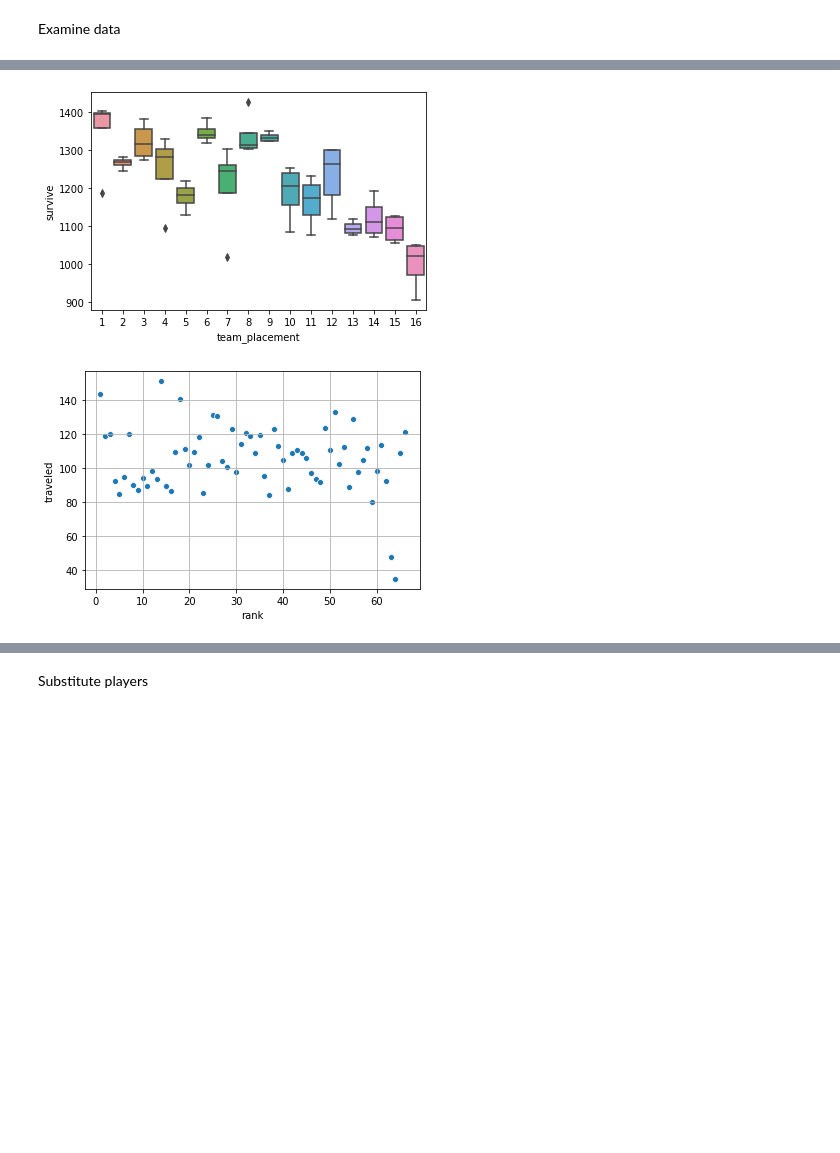
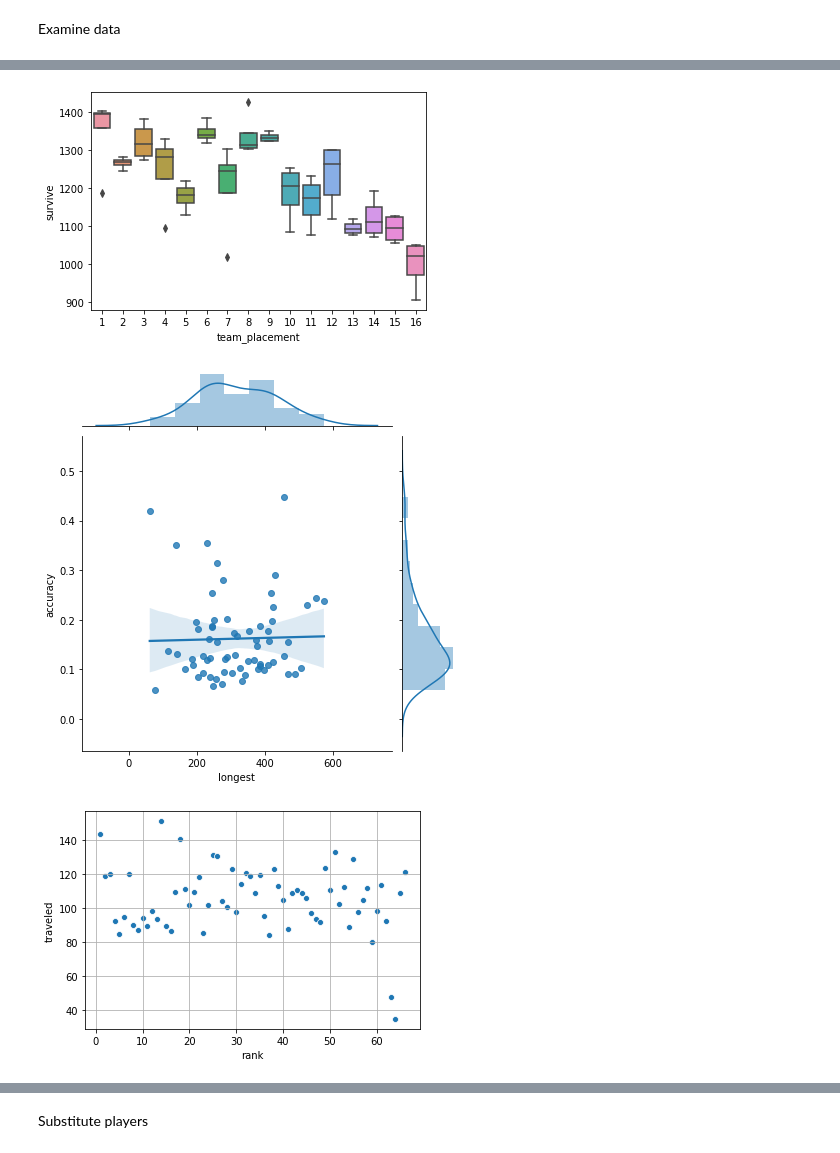
Before and after one commit to chilam27/PUBG_Player_Role_Analysis, a Jupyter notebook: P05_EDA.ipynb, the cells around one changed output, grey strips where cells are left out. Saved outputs shown, nothing was run; the diff lists cells and outputs as text; code cells hidden in the pictures; blank space fills up the shorter version.

Commit message:
updated player df of eda

```diff
--- a/P05_EDA.ipynb
+++ b/P05_EDA.ipynb
@@ -62,31 +62,70 @@ plt.plot(df_player['rank'], (df_player.damages / 100), label = 'damage')
 plt.plot(df_player['rank'], df_player.knock, label = 'knock')
 plt.plot(df_player['rank'], df_player.kill, label = 'kill')
 plt.plot(df_player['rank'], df_player.assist, label = 'assist')
 plt.legend()
 plt.grid()
 plt.show()
 
 #Match count plot
 sns.countplot(df_player.match)
 plt.show()
 
 #Survive
 sns.scatterplot(df_player['rank'], df_player.survive)
 plt.show()
 
 #Survive vs. team_placement boxplot
 sns.boxplot(df_player.team_placement, df_player.survive)
 plt.show()
 
+#Longest vs. accuracy
+sns.jointplot(df_player.longest, df_player.accuracy, kind="reg")
+plt.show()
+
 #Travel distance
 sns.scatterplot(df_player['rank'],df_player.traveled)
 plt.grid()
 plt.show()
+
+#Travel vs. damages
+sns.jointplot(df_player.traveled, df_player.damages, kind="reg")
+plt.show()
+
+#Main_weapon vs. accuracy/damages
+plt.figure(figsize=(15, 8))
+plt.subplot(121)
+sns.boxplot(df_player.main_weapon, df_player.accuracy)
+
+plt.subplot(122)
+sns.boxplot(df_player.main_weapon, df_player.damages)
+plt.show()
+
+#Kill vs. kill_per_match
+plt.figure(figsize=(15, 5))
+plt.subplot(121)
+plt.plot(df_player['rank'], df_player.kill)
+
+plt.subplot(122)
+plt.plot(df_player['rank'], df_player.kill_per_match)
+plt.grid()
+plt.show()
+
+#Damages vs. damage_per_match
+plt.figure(figsize=(15, 5))
+plt.subplot(121)
+plt.plot(df_player['rank'], df_player.damages)
+plt.grid()
+
+plt.subplot(122)
+plt.plot(df_player['rank'], df_player.damages_per_match)
+plt.grid()
+plt.show()
 # %% [output]
 [figure]
 [figure]
 [figure]
 [figure]
 [figure]
 [figure]
-[figure, old version]
+[figure, new version]
+[figure, added]
```
Also changed, not shown: parts of 7 cells of this notebook.
